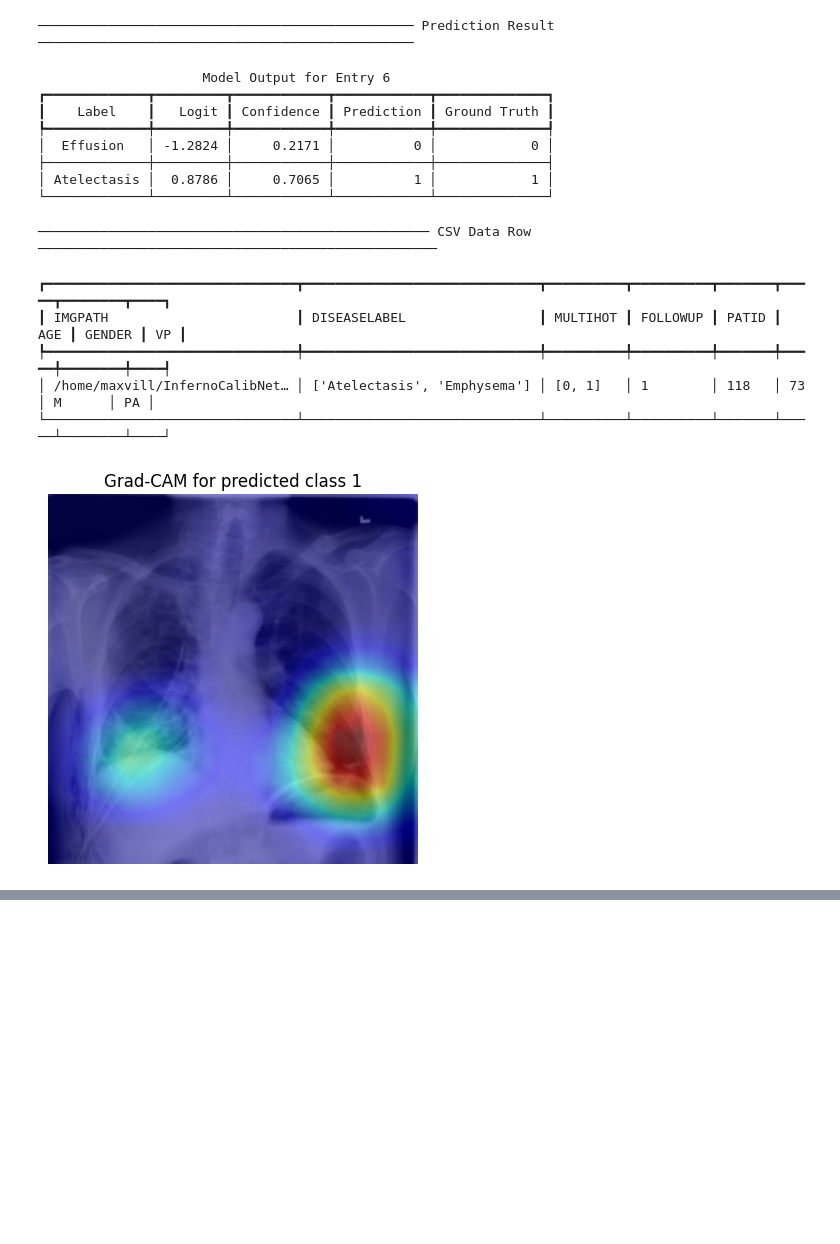
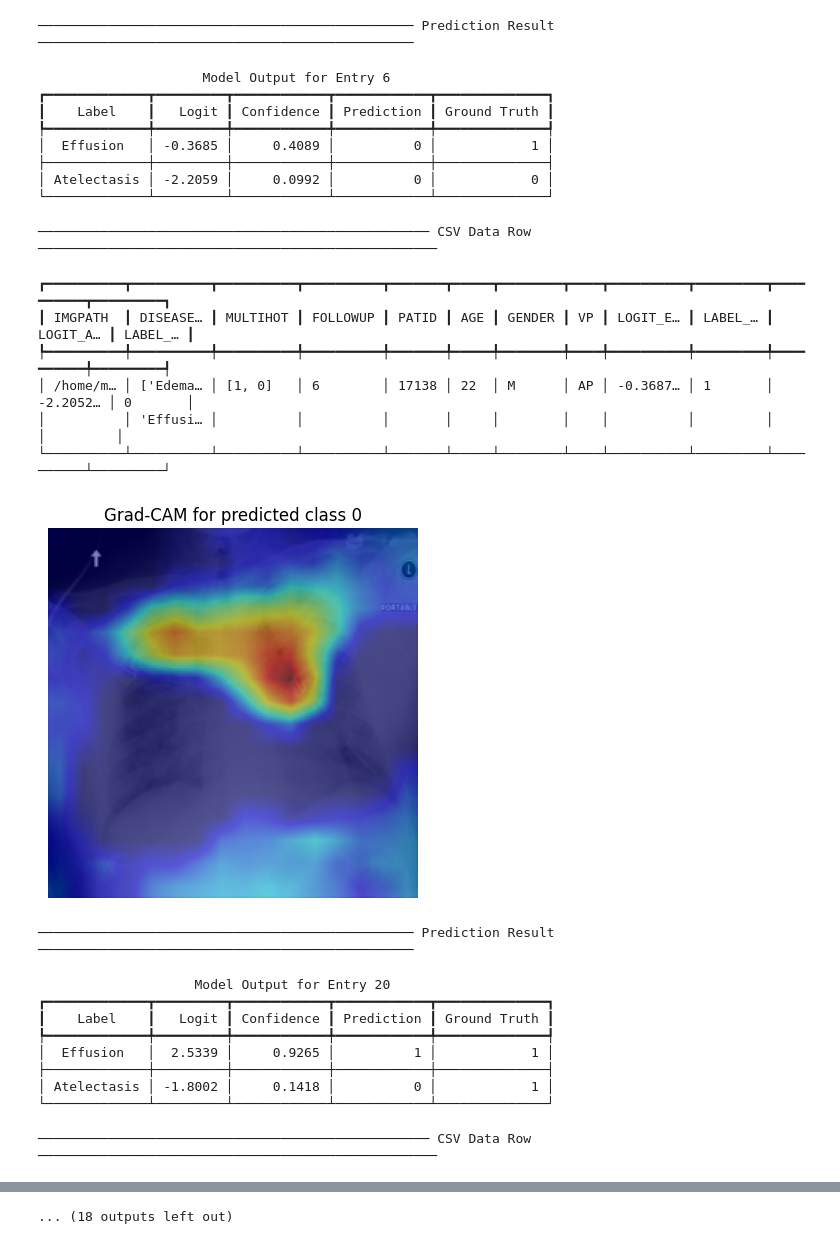
Before and after one commit to 589664/InfernoCalibNet, a Jupyter notebook: notebooks/0.4-singeImageInspect.ipynb, the cells around one changed output, grey strips where cells are left out. Drawn from its saved outputs; the diff is of its cells as text; code cells hidden in the pictures; blank space fills up the shorter version.

Commit message:
update on single image inspect from same test set as Inferno

```diff
--- a/notebooks/0.4-singeImageInspect.ipynb
+++ b/notebooks/0.4-singeImageInspect.ipynb
@@ -41,7 +41,7 @@ def runGradCAM(model: torch.nn.Module, input_tensor: torch.Tensor, device: torch
 def predict_single_entry(index: int = 1000):
     torch.cuda.empty_cache()
 
-    df = pd.read_csv(OUT_DIR / "ml_test.csv")
+    df = pd.read_csv(CALIB_DIR / "calibration_test.csv")
     row = df.iloc[index]
 
     device = torch.device("cuda" if torch.cuda.is_available() else "cpu")
@@ -49,7 +49,7 @@ def predict_single_entry(index: int = 1000):
     model.load_state_dict(torch.load(CALIB_DIR / "InfernoCalibNetML.pth", weights_only=True))
     model.eval()
 
-    ds = ChestXRayDataset(OUT_DIR / "ml_test.csv", transform=False)
+    ds = ChestXRayDataset(CALIB_DIR / "calibration_test.csv", transform=False)
     image_tensor, target_tensor = ds[index]
     image_tensor = image_tensor.to(device)
 
@@ -68,38 +68,54 @@ def predict_single_entry(index: int = 1000):
     table.add_column("Ground Truth", justify="right")
 
     for label, logit, prob, pred_val, true_val in zip(
         ["Effusion", "Atelectasis"], logits.numpy(), probs.numpy(), predictions.numpy(), target_tensor.numpy()
     ):
         table.add_row(label, f"{logit:.4f}", f"{prob:.4f}", str(int(pred_val)), str(int(true_val)))
 
     console.print(table)
 
     console.rule("[bold cyan]CSV Data Row")
     csv_table = Table(show_header=True, header_style="bold cyan")
     for col in row.index:
         csv_table.add_column(col)
     csv_table.add_row(*[str(row[col]) for col in row.index])
     console.print(csv_table)
 
     runGradCAM(model, image_tensor, device)
 
     # return logits.numpy(), probs.numpy(), predictions.numpy(), target_tensor.numpy()
 
 predict_single_entry(index=6)
+predict_single_entry(index=20)
+predict_single_entry(index=40)
+predict_single_entry(index=50)
+predict_single_entry(index=60)
+predict_single_entry(index=100)
 # %% [output]
 ──────────────────────────────────────────────── Prediction Result ────────────────────────────────────────────────
                      Model Output for Entry 6
 ┏━━━━━━━━━━━━━┳━━━━━━━━━┳━━━━━━━━━━━━┳━━━━━━━━━━━━┳━━━━━━━━━━━━━━┓
 ┃    Label    ┃   Logit ┃ Confidence ┃ Prediction ┃ Ground Truth ┃
 ┡━━━━━━━━━━━━━╇━━━━━━━━━╇━━━━━━━━━━━━╇━━━━━━━━━━━━╇━━━━━━━━━━━━━━┩
-│  Effusion   │ -1.2824 │     0.2171 │          0 │            0 │
+│  Effusion   │ -0.3685 │     0.4089 │          0 │            1 │
 ├─────────────┼─────────┼────────────┼────────────┼──────────────┤
-│ Atelectasis │  0.8786 │     0.7065 │          1 │            1 │
+│ Atelectasis │ -2.2059 │     0.0992 │          0 │            0 │
 └─────────────┴─────────┴────────────┴────────────┴──────────────┘
 ────────────────────────────────────────────────── CSV Data Row ───────────────────────────────────────────────────
-┏━━━━━━━━━━━━━━━━━━━━━━━━━━━━━━━━┳━━━━━━━━━━━━━━━━━━━━━━━━━━━━━━┳━━━━━━━━━━┳━━━━━━━━━━┳━━━━━━━┳━━━━━┳━━━━━━━━┳━━━━┓
-┃ IMGPATH                        ┃ DISEASELABEL                 ┃ MULTIHOT ┃ FOLLOWUP ┃ PATID ┃ AGE ┃ GENDER ┃ VP ┃
-┡━━━━━━━━━━━━━━━━━━━━━━━━━━━━━━━━╇━━━━━━━━━━━━━━━━━━━━━━━━━━━━━━╇━━━━━━━━━━╇━━━━━━━━━━╇━━━━━━━╇━━━━━╇━━━━━━━━╇━━━━┩
-│ /home/maxvill/InfernoCalibNet… │ ['Atelectasis', 'Emphysema'] │ [0, 1]   │ 1        │ 118   │ 73  │ M      │ PA │
-└────────────────────────────────┴──────────────────────────────┴──────────┴──────────┴───────┴─────┴────────┴────┘
+┏━━━━━━━━━━┳━━━━━━━━━━┳━━━━━━━━━━┳━━━━━━━━━━┳━━━━━━━┳━━━━━┳━━━━━━━━┳━━━━┳━━━━━━━━━━┳━━━━━━━━━┳━━━━━━━━━━┳━━━━━━━━━┓
+┃ IMGPATH  ┃ DISEASE… ┃ MULTIHOT ┃ FOLLOWUP ┃ PATID ┃ AGE ┃ GENDER ┃ VP ┃ LOGIT_E… ┃ LABEL_… ┃ LOGIT_A… ┃ LABEL_… ┃
+┡━━━━━━━━━━╇━━━━━━━━━━╇━━━━━━━━━━╇━━━━━━━━━━╇━━━━━━━╇━━━━━╇━━━━━━━━╇━━━━╇━━━━━━━━━━╇━━━━━━━━━╇━━━━━━━━━━╇━━━━━━━━━┩
+│ /home/m… │ ['Edema… │ [1, 0]   │ 6        │ 17138 │ 22  │ M      │ AP │ -0.3687… │ 1       │ -2.2052… │ 0       │
+│          │ 'Effusi… │          │          │       │     │        │    │          │         │          │         │
+└──────────┴──────────┴──────────┴──────────┴───────┴─────┴────────┴────┴──────────┴─────────┴──────────┴─────────┘
-[figure, old version]
+[figure, new version]
+──────────────────────────────────────────────── Prediction Result ────────────────────────────────────────────────
+                    Model Output for Entry 20
+┏━━━━━━━━━━━━━┳━━━━━━━━━┳━━━━━━━━━━━━┳━━━━━━━━━━━━┳━━━━━━━━━━━━━━┓
+┃    Label    ┃   Logit ┃ Confidence ┃ Prediction ┃ Ground Truth ┃
+┡━━━━━━━━━━━━━╇━━━━━━━━━╇━━━━━━━━━━━━╇━━━━━━━━━━━━╇━━━━━━━━━━━━━━┩
+│  Effusion   │  2.5339 │     0.9265 │          1 │            1 │
+├─────────────┼─────────┼────────────┼────────────┼──────────────┤
+│ Atelectasis │ -1.8002 │     0.1418 │          0 │            1 │
+└─────────────┴─────────┴────────────┴────────────┴──────────────┘
+────────────────────────────────────────────────── CSV Data Row ───────────────────────────────────────────────────
@@ -105,0 +140 @@ predict_single_entry(index=6)
+... (18 outputs left out)
```
Also changed, not shown: parts of 1 cell of this notebook, 5 other files.
